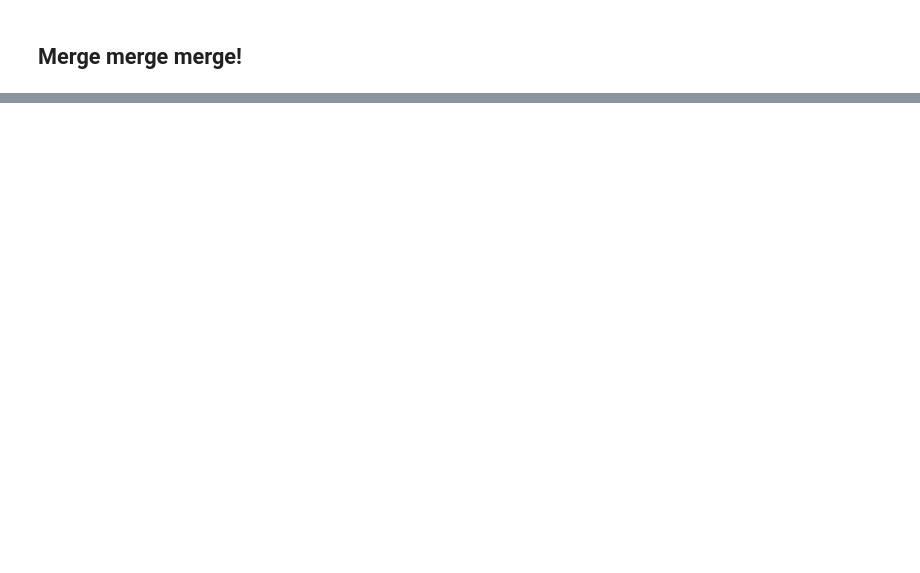
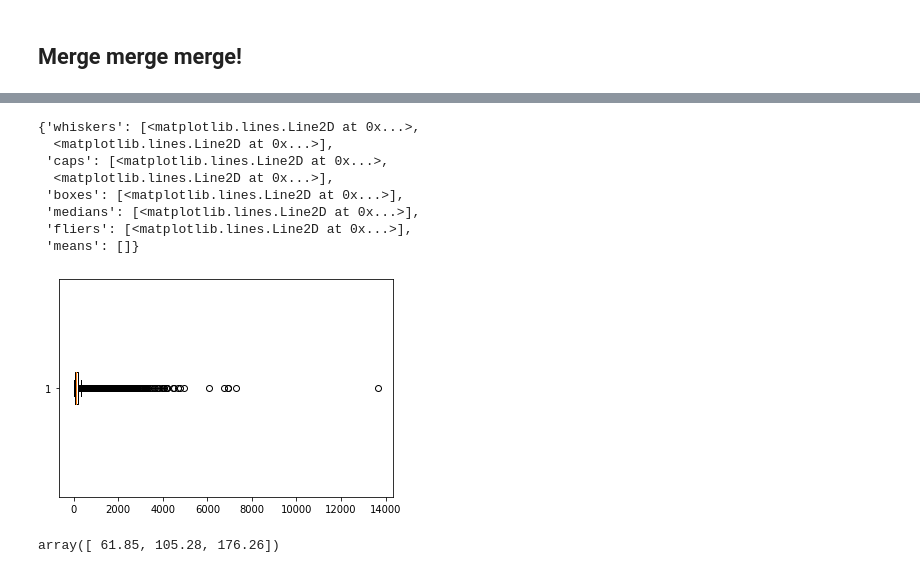
Before and after one commit to nicholasatyahadi/Customer-Purchasing-Behaviour-Analysis, a Jupyter notebook: main.ipynb, the cells around one changed output, grey strips where cells are left out. Saved outputs shown, nothing was run; the diff lists cells and outputs as text; code cells hidden in the pictures; blank space fills up the shorter version.

```diff
--- a/main.ipynb
+++ b/main.ipynb
@@ -258,0 +385,17 @@ UnsupportedFunctionCall: numpy operations are not valid with groupby. Use .group
+# %%
+fig1, ax1 = plt.subplots()
+ax1.boxplot(orderreview_sum1.total_payment, vert=False)
+# %% [output]
+{'whiskers': [<matplotlib.lines.Line2D at 0x...>,
+  <matplotlib.lines.Line2D at 0x...>],
+ 'caps': [<matplotlib.lines.Line2D at 0x...>,
+  <matplotlib.lines.Line2D at 0x...>],
+ 'boxes': [<matplotlib.lines.Line2D at 0x...>],
+ 'medians': [<matplotlib.lines.Line2D at 0x...>],
+ 'fliers': [<matplotlib.lines.Line2D at 0x...>],
+ 'means': []}
+[figure, added]
+# %%
+np.quantile(np.array(orderreview_sum1.total_payment),[0.25,0.5,0.75])
+# %% [output]
+array([ 61.85, 105.28, 176.26])
```
Also changed, not shown: parts of 36 cells of this notebook.
